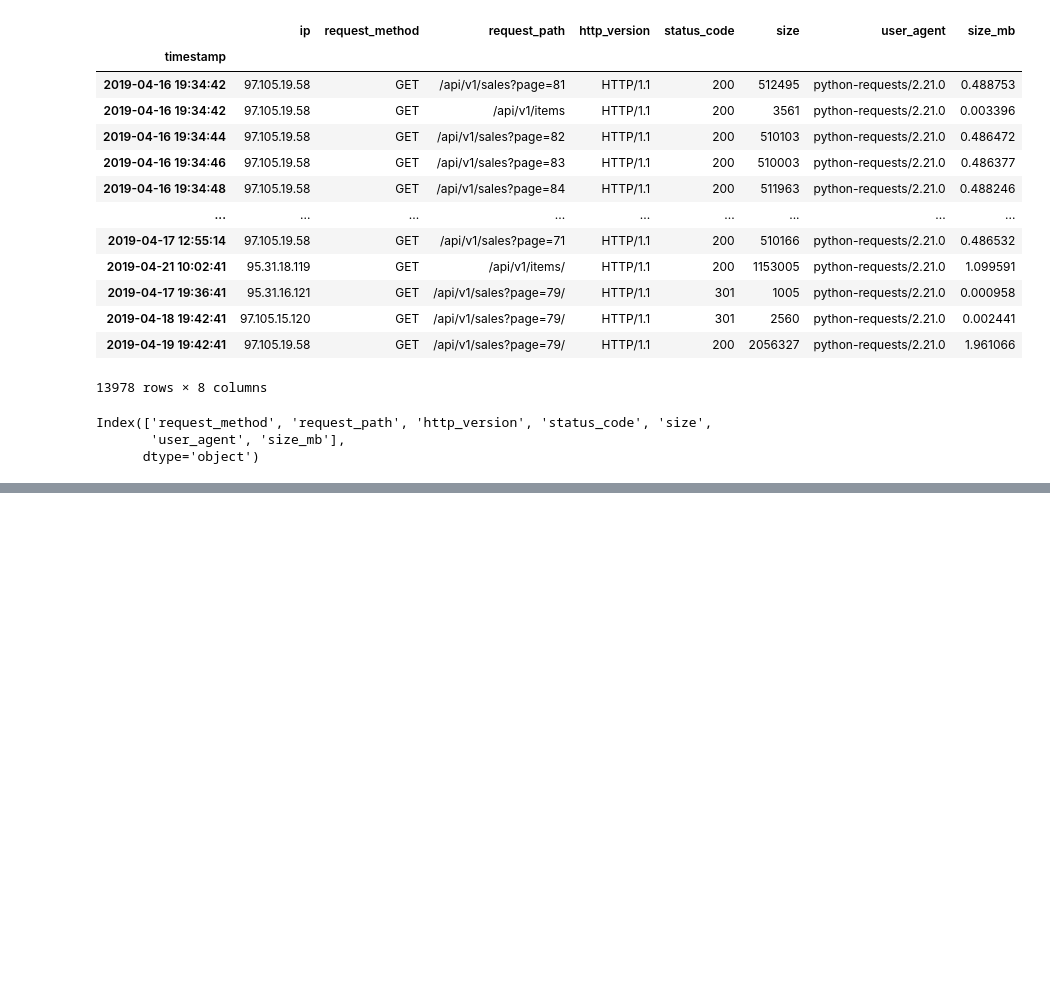
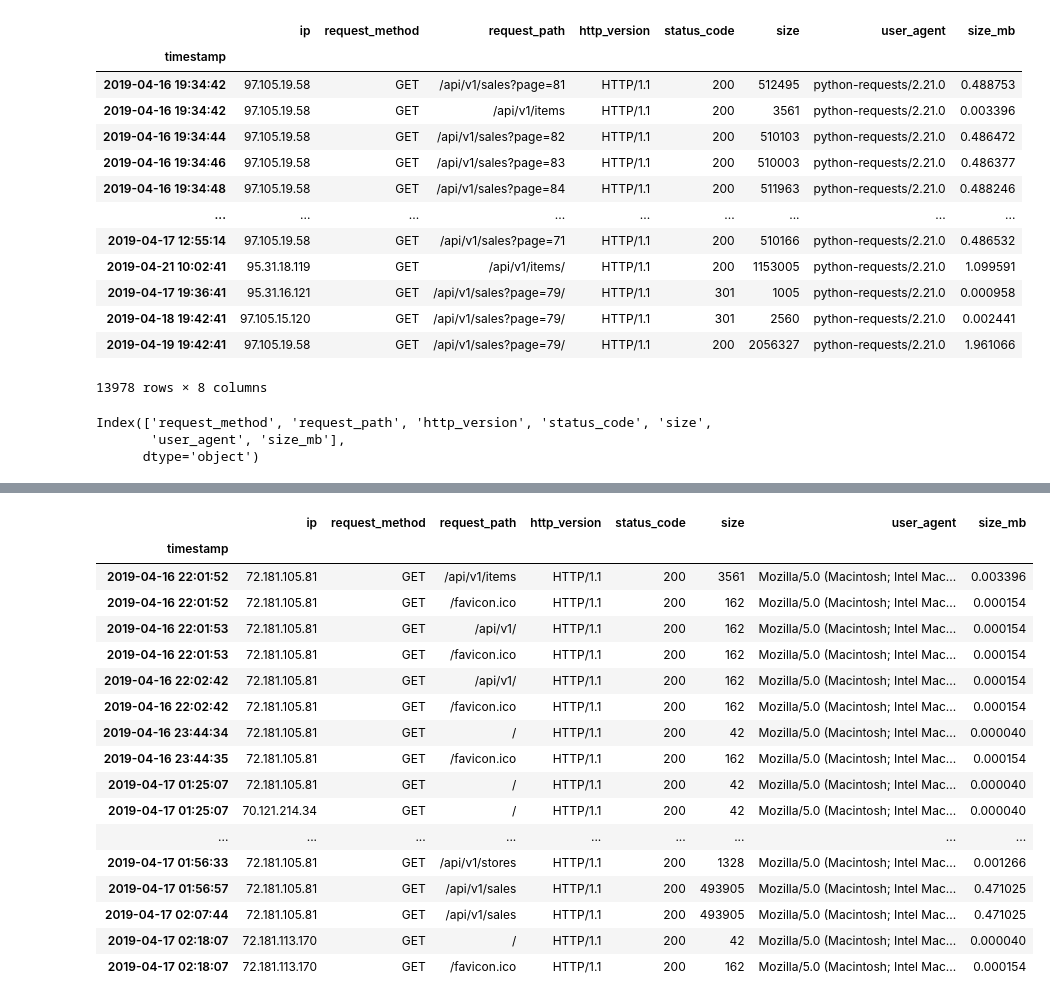
Before and after one commit to Jay-Almendarez/anomaly-detection-exercises, a Jupyter notebook: discrete_anomaly_detection.ipynb, the cells around one changed output, grey strips where cells are left out. Drawn from its saved outputs; the diff is of its cells as text; code cells hidden in the pictures; blank space fills up the shorter version.

```diff
--- a/discrete_anomaly_detection.ipynb
+++ b/discrete_anomaly_detection.ipynb
@@ -199,0 +326,26 @@ ip_df.head()
+# %%
+odd_user = df[(df.user_agent != 'python-requests/2.21.0') &
+              (df.user_agent != 'python-requests/2.20.1') &
+              (df.user_agent != 'Slackbot-LinkExpanding 1.0 (+https://api.slack.com/robots)') &
+              (df.user_agent != 'Slackbot 1.0 (+https://api.slack.com/robots)') &
+              (df.ip != '97.105.19.58')]
+odd_user
+# %% [output]
+|  | ip | request_method | request_path | http_version | status_code | size | user_agent | size_mb |
+| timestamp |  |  |  |  |  |  |  |  |
+| 2019-04-16 22:01:52 | 72.181.105.81 | GET | /api/v1/items | HTTP/1.1 | 200 | 3561 | Mozilla/5.0 (Macintosh; Intel Mac... | 0.003396 |
+| 2019-04-16 22:01:52 | 72.181.105.81 | GET | /favicon.ico | HTTP/1.1 | 200 | 162 | Mozilla/5.0 (Macintosh; Intel Mac... | 0.000154 |
+| 2019-04-16 22:01:53 | 72.181.105.81 | GET | /api/v1/ | HTTP/1.1 | 200 | 162 | Mozilla/5.0 (Macintosh; Intel Mac... | 0.000154 |
+| 2019-04-16 22:01:53 | 72.181.105.81 | GET | /favicon.ico | HTTP/1.1 | 200 | 162 | Mozilla/5.0 (Macintosh; Intel Mac... | 0.000154 |
+| 2019-04-16 22:02:42 | 72.181.105.81 | GET | /api/v1/ | HTTP/1.1 | 200 | 162 | Mozilla/5.0 (Macintosh; Intel Mac... | 0.000154 |
+| 2019-04-16 22:02:42 | 72.181.105.81 | GET | /favicon.ico | HTTP/1.1 | 200 | 162 | Mozilla/5.0 (Macintosh; Intel Mac... | 0.000154 |
+| 2019-04-16 23:44:34 | 72.181.105.81 | GET | / | HTTP/1.1 | 200 | 42 | Mozilla/5.0 (Macintosh; Intel Mac... | 0.000040 |
+| 2019-04-16 23:44:35 | 72.181.105.81 | GET | /favicon.ico | HTTP/1.1 | 200 | 162 | Mozilla/5.0 (Macintosh; Intel Mac... | 0.000154 |
+| 2019-04-17 01:25:07 | 72.181.105.81 | GET | / | HTTP/1.1 | 200 | 42 | Mozilla/5.0 (Macintosh; Intel Mac... | 0.000040 |
+| 2019-04-17 01:25:07 | 70.121.214.34 | GET | / | HTTP/1.1 | 200 | 42 | Mozilla/5.0 (Macintosh; Intel Mac... | 0.000040 |
+| ... | ... | ... | ... | ... | ... | ... | ... | ... |
+| 2019-04-17 01:56:33 | 72.181.105.81 | GET | /api/v1/stores | HTTP/1.1 | 200 | 1328 | Mozilla/5.0 (Macintosh; Intel Mac... | 0.001266 |
+| 2019-04-17 01:56:57 | 72.181.105.81 | GET | /api/v1/sales | HTTP/1.1 | 200 | 493905 | Mozilla/5.0 (Macintosh; Intel Mac... | 0.471025 |
+| 2019-04-17 02:07:44 | 72.181.105.81 | GET | /api/v1/sales | HTTP/1.1 | 200 | 493905 | Mozilla/5.0 (Macintosh; Intel Mac... | 0.471025 |
+| 2019-04-17 02:18:07 | 72.181.113.170 | GET | / | HTTP/1.1 | 200 | 42 | Mozilla/5.0 (Macintosh; Intel Mac... | 0.000040 |
+| 2019-04-17 02:18:07 | 72.181.113.170 | GET | /favicon.ico | HTTP/1.1 | 200 | 162 | Mozilla/5.0 (Macintosh; Intel Mac... | 0.000154 |
```
Also changed, not shown: parts of 30 cells of this notebook.
